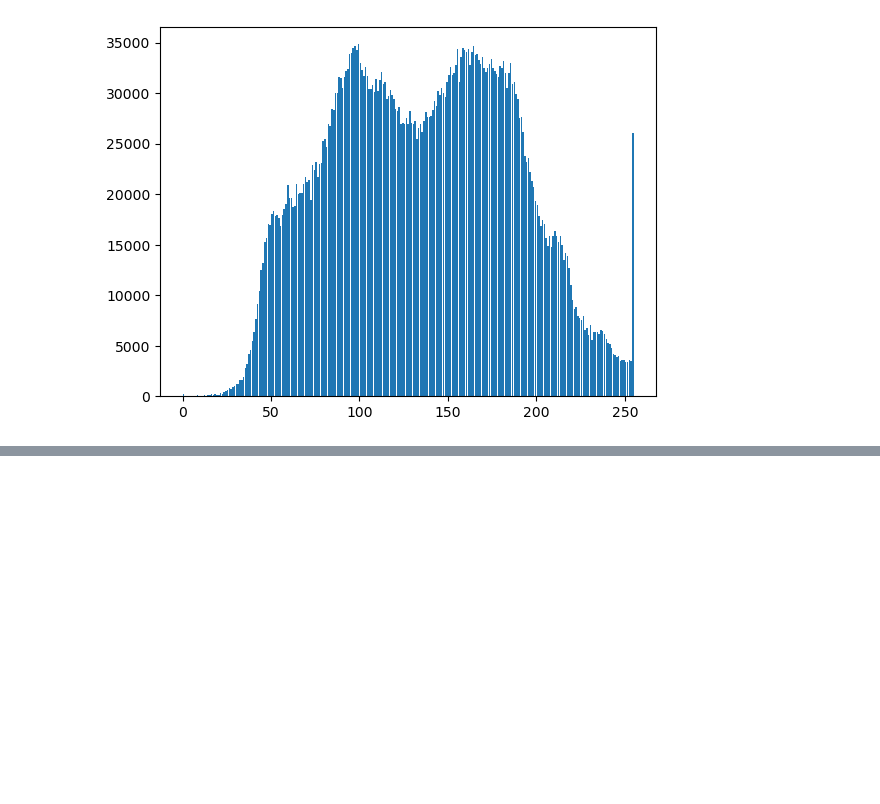
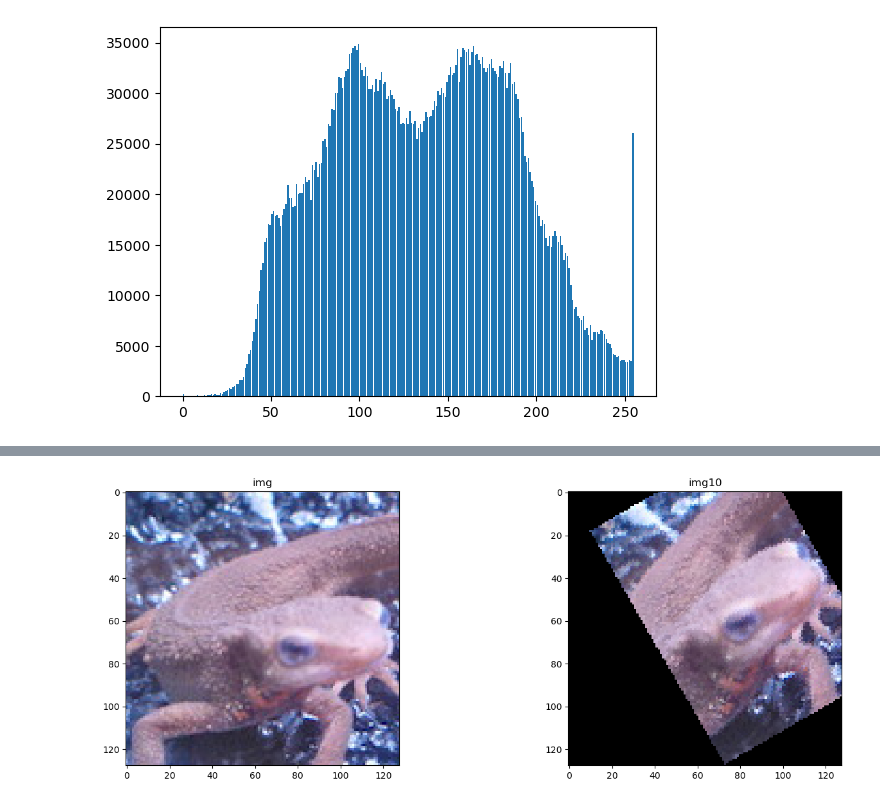
Before and after one commit to stardust1018/opencv_python_test, a Jupyter notebook: question_21-30/Untitled.ipynb, the cells around one changed output, grey strips where cells are left out. Cells and saved outputs as stored; diff of their text form; code cells hidden in the pictures; blank space fills up the shorter version.

```diff
--- a/question_21-30/Untitled.ipynb
+++ b/question_21-30/Untitled.ipynb
@@ -392,0 +505,54 @@ plt.show()
+# %%
+# 仿射变换 --- 旋转
+def AfineTrans2(img,a,b,c,d,tx,ty):
+    #边缘去掉方便计算
+    img[0,:] = 0
+    img[-1,:] = 0
+    img[:,0] = 0
+    img[:,-1] = 0
+
+    result = np.zeros_like(img)
+    #将新图像的横坐标和竖坐标保存到数组中
+    list = np.arange(result.shape[0])
+    new_x = np.tile(list,result.shape[1]).reshape(-1,result.shape[0])
+    list = np.arange(result.shape[1]).reshape(-1,1)
+    new_y = np.tile(list,result.shape[0])
+    #逆仿射变换求出对应的点
+    ad_bc = a*d-b*c
+    x = np.round((d*new_x-b*new_y)/ad_bc).astype(np.uint8)-tx
+    y = np.round((-c*new_x+a*new_y)/ad_bc).astype(np.uint8)-ty
+
+    x = np.minimum(np.maximum(x, 0), img.shape[0]-1).astype(np.uint8)
+    y = np.minimum(np.maximum(y, 0), img.shape[1]-1).astype(np.uint8)
+
+    #将原坐标的点输入到新坐标中
+    result[new_x,new_y] = img[x,y]
+    result = result.astype(np.uint8)
+
+    return result
+
+img = cv2.imread("imori.jpg")
+img_gamma = cv2.imread("imori_gamma.jpg")
+img_dark = cv2.imread("imori_dark.jpg")
+img = img[:,:,[2,1,0]]
+img_gamma = img_gamma[:,:,[2,1,0]]
+img_dark = img_dark[:,:,[2,1,0]]
+
+img10 = img.copy()
+cc = 30*np.pi/180
+img10 = AfineTrans2(img10,np.cos(cc),-np.sin(cc),np.sin(cc),np.cos(cc),20,-40)
+
+fig, axes = plt.subplots(1, 2, figsize=(15, 5))
+# 显示每个图像
+axes[0].imshow(img)
+axes[0].set_title('img')
+axes[0].axis('on')  # 隐藏坐标轴
+
+axes[1].imshow(img10)
+axes[1].set_title('img10')
+axes[1].axis('on')
+
+plt.tight_layout()  # 自动调整子图参数，使之填充整个图像区域
+plt.show()
+# %% [output]
+[figure, added]
```
Also changed, not shown: parts of 2 cells of this notebook.
